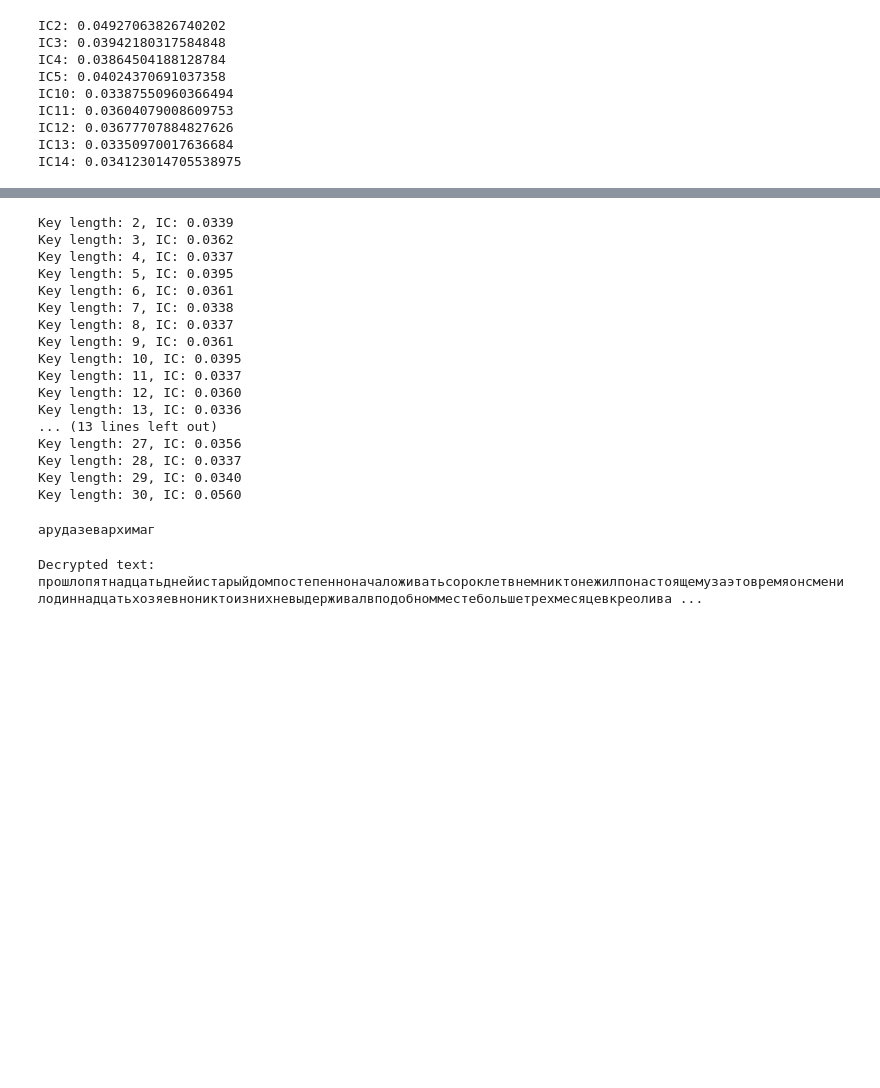
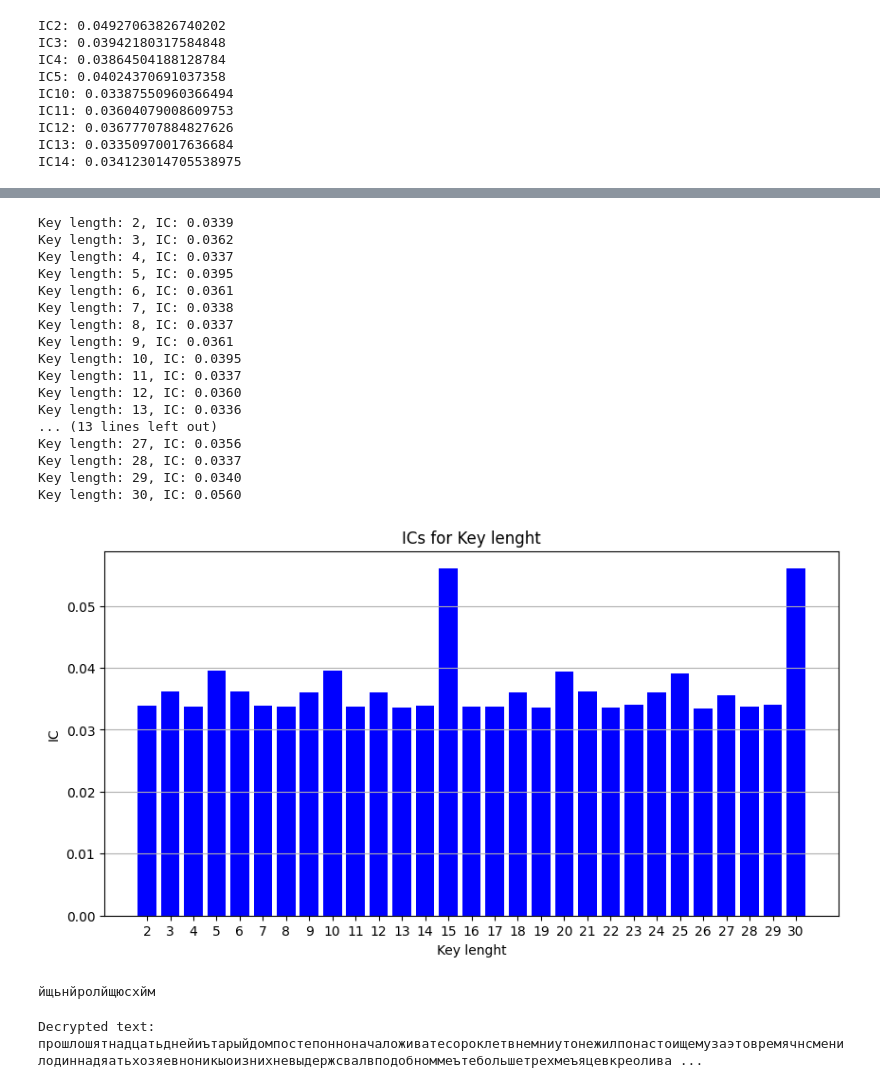
Before and after one commit to voronaizsela/crypro-24-25, a Jupyter notebook: lab2/yalbuhan_fb-22_orlov_fb-22_cp2/lab.ipynb, the cells around one changed output, grey strips where cells are left out. Drawn from its saved outputs; the diff is of its cells as text; code cells hidden in the pictures; blank space fills up the shorter version.

```diff
--- a/lab2/yalbuhan_fb-22_orlov_fb-22_cp2/lab.ipynb
+++ b/lab2/yalbuhan_fb-22_orlov_fb-22_cp2/lab.ipynb
@@ -89,6 +115,8 @@ IC14: 0.034123014705538975
 # %%
+import matplotlib.pyplot as plt
+from collections import Counter
+
 def calculate_single_IC(text_block):
-
     freaks = Counter(text_block)
     n = len(text_block)
 
@@ -106,51 +134,68 @@ def splitting_func(text, key_length):
 
 def calculate_ICs(file_path, min_key_length=2, max_key_length=30):
     with open(file_path, 'r', encoding='utf-8') as file:
         text = file.read().replace('\n', '').replace(' ', '')
 
+    key_lengths = []
+    average_ICs = []
+
     for key_length in range(min_key_length, max_key_length + 1):
         blocks = splitting_func(text, key_length)
         indices = [calculate_single_IC(block) for block in blocks]
 
-        average_index = sum(indices) / len(indices)
+        average_index = sum(indices) / len(indices) if indices else 0
+        key_lengths.append(key_length)
+        average_ICs.append(average_index)
         print(f"Key length: {key_length}, IC: {average_index:.4f}")
 
+    return key_lengths, average_ICs
 
-calculate_ICs('var_text.txt')
+
+key_lengths, average_ICs = calculate_ICs('var_text.txt')
+
+
+plt.figure(figsize=(10, 5))
+plt.bar(key_lengths, average_ICs, width=0.8, color='b')
+plt.title('ICs for Key lenght')
+plt.xlabel('Key lenght')
+plt.ylabel('IC')
+plt.xticks(key_lengths)
+plt.grid(axis='y')
+plt.show()
 # %% [output]
 Key length: 2, IC: 0.0339
 Key length: 3, IC: 0.0362
 Key length: 4, IC: 0.0337
 Key length: 5, IC: 0.0395
 Key length: 6, IC: 0.0361
 Key length: 7, IC: 0.0338
 Key length: 8, IC: 0.0337
 Key length: 9, IC: 0.0361
 Key length: 10, IC: 0.0395
 Key length: 11, IC: 0.0337
 Key length: 12, IC: 0.0360
 Key length: 13, IC: 0.0336
 ... (13 lines left out)
 Key length: 27, IC: 0.0356
 Key length: 28, IC: 0.0337
 Key length: 29, IC: 0.0340
 Key length: 30, IC: 0.0560
+[figure, added]
 # %%
 def key_finder(file_path, key_length):
     with open(file_path, 'r', encoding='utf-8') as file:
         text = file.read().replace('\n', '').replace(' ', '')
     blocks = splitting_func(text, key_length)
     key = [
-        chr((ord(Counter(block).most_common(1)[0][0]) - ord('о')) % 32 + ord('а'))
+        chr((ord(Counter(block).most_common(1)[0][0]) - ord('е')) % 32 + ord('а'))
         for block in blocks
     ]
-
     return ''.join(key)
 
 key = key_finder('var_text.txt', 15)
 print(key)
 # %% [output]
-арудазевархимаг
+йщьнйролйщюсхйм
 # %%
 def vigenere_decrypt(ciphertext, key):
     alphabet = 'абвгдежзийклмнопрстуфхцчшщъыьэюя'
@@ -174,10 +219,10 @@ def vigenere_decrypt(ciphertext, key):
 
 with open('var_text.txt', 'r', encoding='utf-8') as file:
     ciphertext = file.read().replace('\n', '').replace(' ', '')
-key = "арудазовархимаг"
+key = "арудазевархимаг"
 
 
 decrypted_message = vigenere_decrypt(ciphertext, key)
 print("Decrypted text:", decrypted_message)
 # %% [output]
-Decrypted text: прошлопятнадцатьднейистарыйдомпостепенноначаложиватьсороклетвнемниктонежилпонастоящемузаэтовремяонсменилодиннадцатьхозяевнониктоизнихневыдерживалвподобномместебольшетрехмесяцевкреолива ...
+Decrypted text: прошлошятнадцатьднейиътарыйдомпостепонноначаложиватесороклетвнемниутонежилпонастоищемузаэтовремячнсменилодиннадяатьхозяевноникыоизнихневыдержсвалвподобноммеътебольшетрехмеъяцевкреолива ...
```
Also changed, not shown: parts of 2 cells of this notebook.
